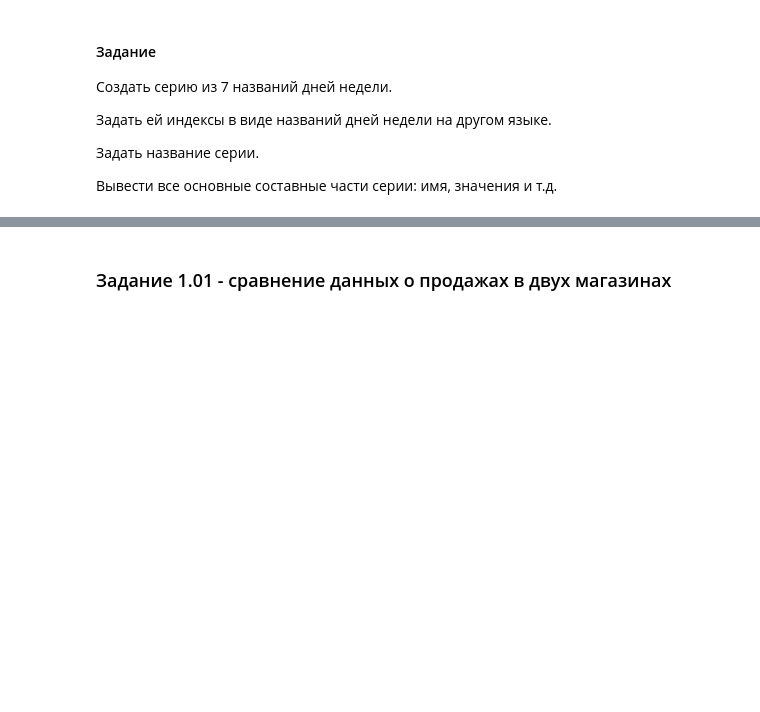
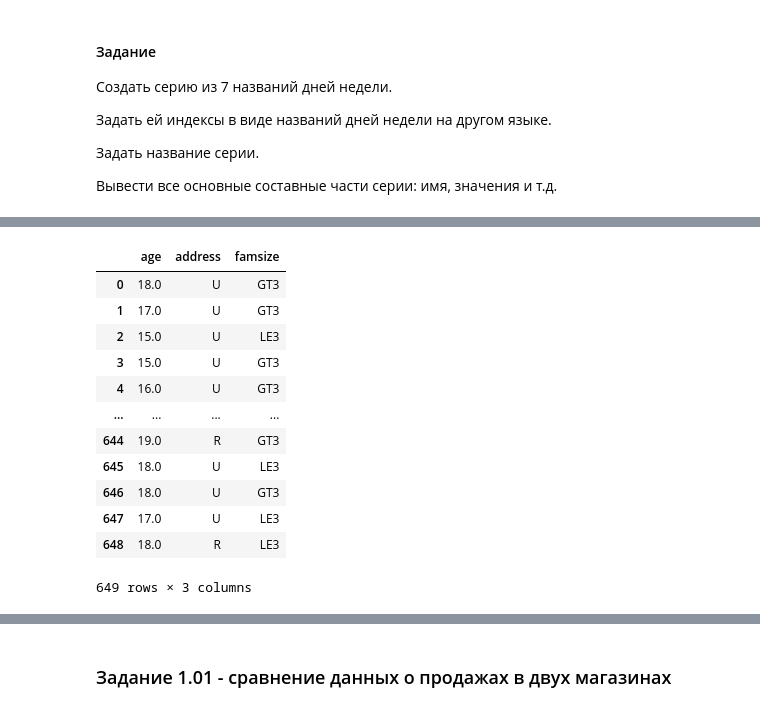
Before and after one commit to rgenius-ru/pandas_lessons, a Jupyter notebook: lessons/Pandas_for_Data_Engineering/part1.ipynb, the cells around one changed output, grey strips where cells are left out. Drawn from its saved outputs; the diff is of its cells as text; code cells hidden in the pictures; blank space fills up the shorter version.

```diff
--- a/lessons/Pandas_for_Data_Engineering/part1.ipynb
+++ b/lessons/Pandas_for_Data_Engineering/part1.ipynb
@@ -110,0 +286,17 @@ dtype: object
+# %%
+subset1 = student_por[['age', 'address', 'famsize']]
+subset1
+# %% [output]
+|  | age | address | famsize |
+| 0 | 18.0 | U | GT3 |
+| 1 | 17.0 | U | GT3 |
+| 2 | 15.0 | U | LE3 |
+| 3 | 15.0 | U | GT3 |
+| 4 | 16.0 | U | GT3 |
+| ... | ... | ... | ... |
+| 644 | 19.0 | R | GT3 |
+| 645 | 18.0 | U | LE3 |
+| 646 | 18.0 | U | GT3 |
+| 647 | 17.0 | U | LE3 |
+| 648 | 18.0 | R | LE3 |
+649 rows × 3 columns
```
Also changed, not shown: parts of 23 cells of this notebook.
